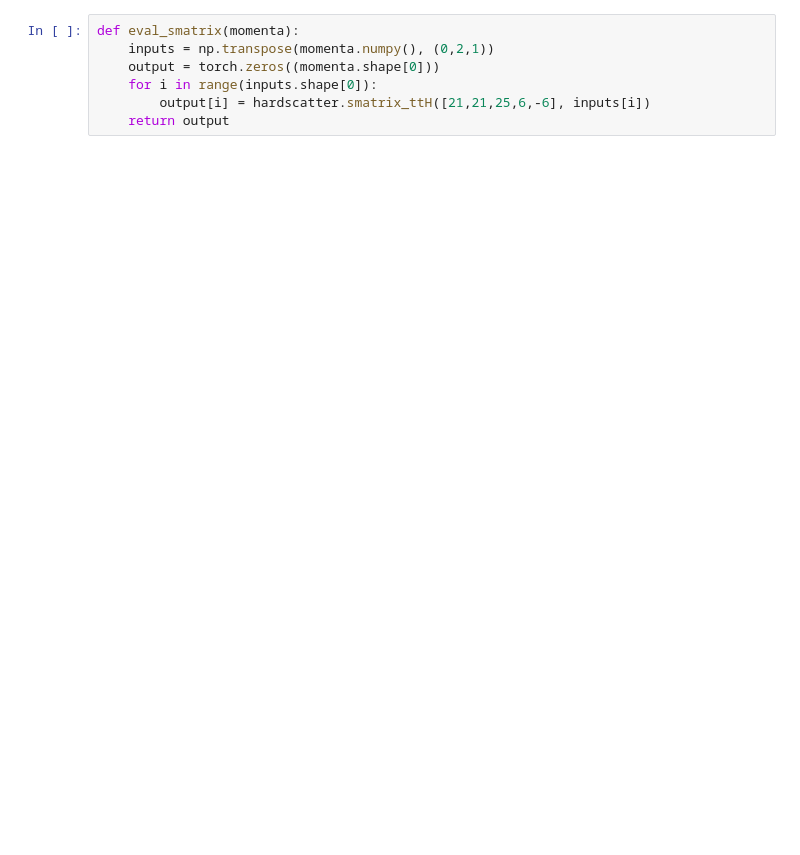
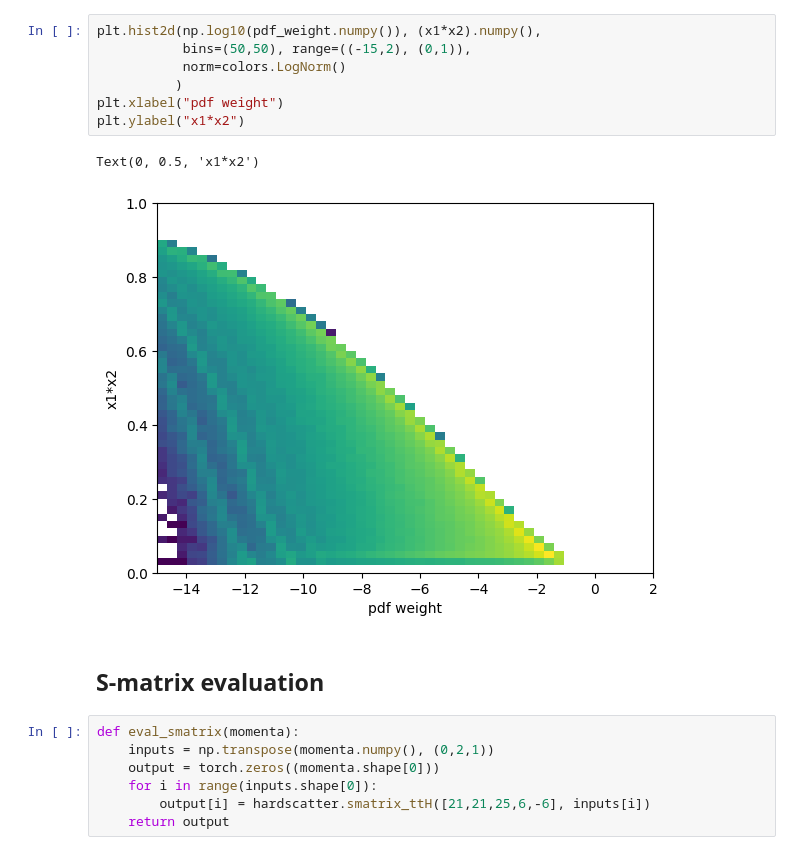
Before and after one commit to valsdav/MEMFlow, a Jupyter notebook: notebooks/TestMadgraphChain.ipynb, the cells around one changed output. Drawn from its saved outputs; the diff is of its cells as text; blank space fills up the shorter version.

```diff
--- a/notebooks/TestMadgraphChain.ipynb
+++ b/notebooks/TestMadgraphChain.ipynb
@@ -34,3 +76,15 @@ V = phasespace.rambo_generator.FlatInvertiblePhasespace.get_flatWeights(E_CM, 3)
+# %%
+plt.hist2d(np.log10(pdf_weight.numpy()), (x1*x2).numpy(),
+           bins=(50,50), range=((-15,2), (0,1)),
+           norm=colors.LogNorm()
+          )
+plt.xlabel("pdf weight")
+plt.ylabel("x1*x2")
+# %% [output]
+Text(0, 0.5, 'x1*x2')
+[figure, added]
+# %% [markdown]
+## S-matrix evaluation
 # %%
 def eval_smatrix(momenta):
     inputs = np.transpose(momenta.numpy(), (0,2,1))
```
Also changed, not shown: parts of 31 cells of this notebook, 4 other files.
